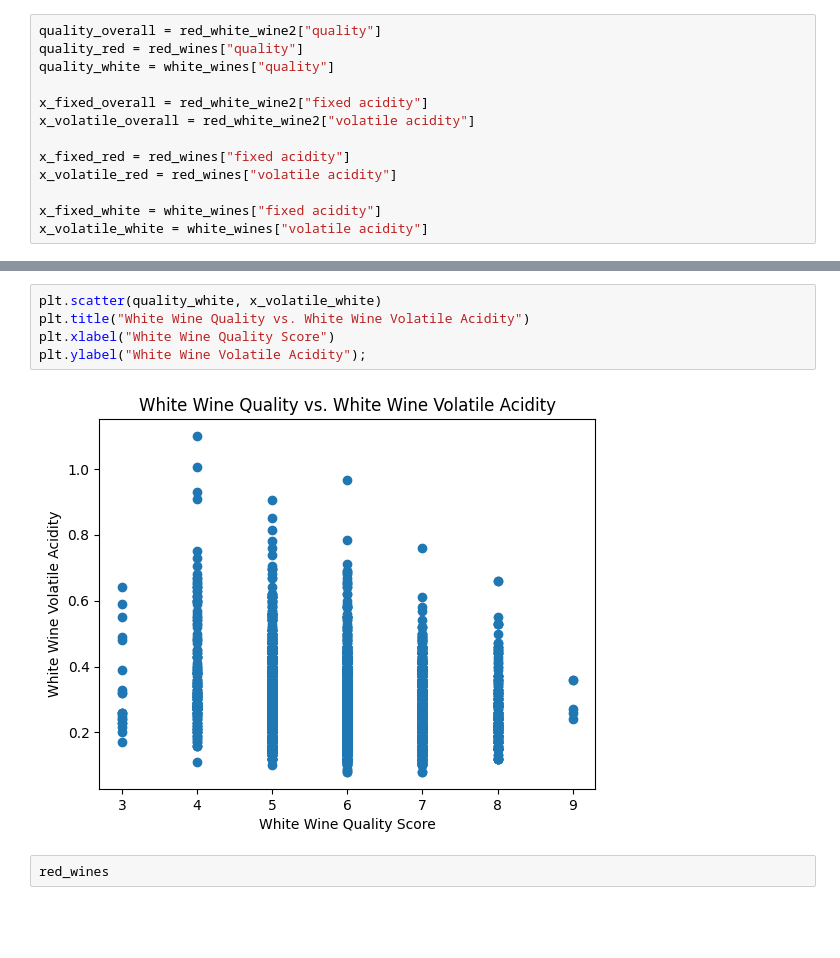
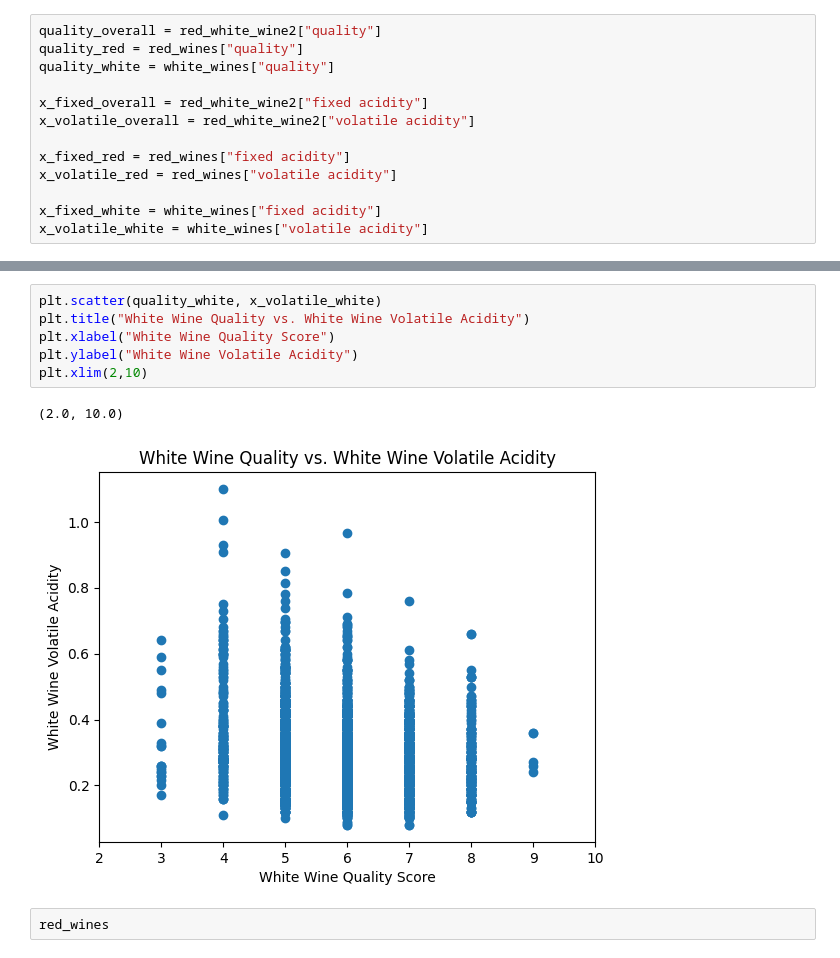
Before and after one commit to greg-labavitch/DA-Homework-1, a Jupyter notebook: wineanalysis.ipynb, the cells around one changed output, grey strips where cells are left out. Saved outputs shown, nothing was run; the diff lists cells and outputs as text; blank space fills up the shorter version.

```diff
--- a/wineanalysis.ipynb
+++ b/wineanalysis.ipynb
@@ -298,10 +308,12 @@ plt.ylabel("White Wine Fixed Acidity");
 # %%
 plt.scatter(quality_white, x_volatile_white)
 plt.title("White Wine Quality vs. White Wine Volatile Acidity")
 plt.xlabel("White Wine Quality Score")
-plt.ylabel("White Wine Volatile Acidity");
+plt.ylabel("White Wine Volatile Acidity")
+plt.xlim(2,10)
 # %% [output]
+(2.0, 10.0)
-[figure, old version]
+[figure, new version]
 # %%
 red_wines
 # %% [output]
```
Also changed, not shown: parts of 5 cells of this notebook.
